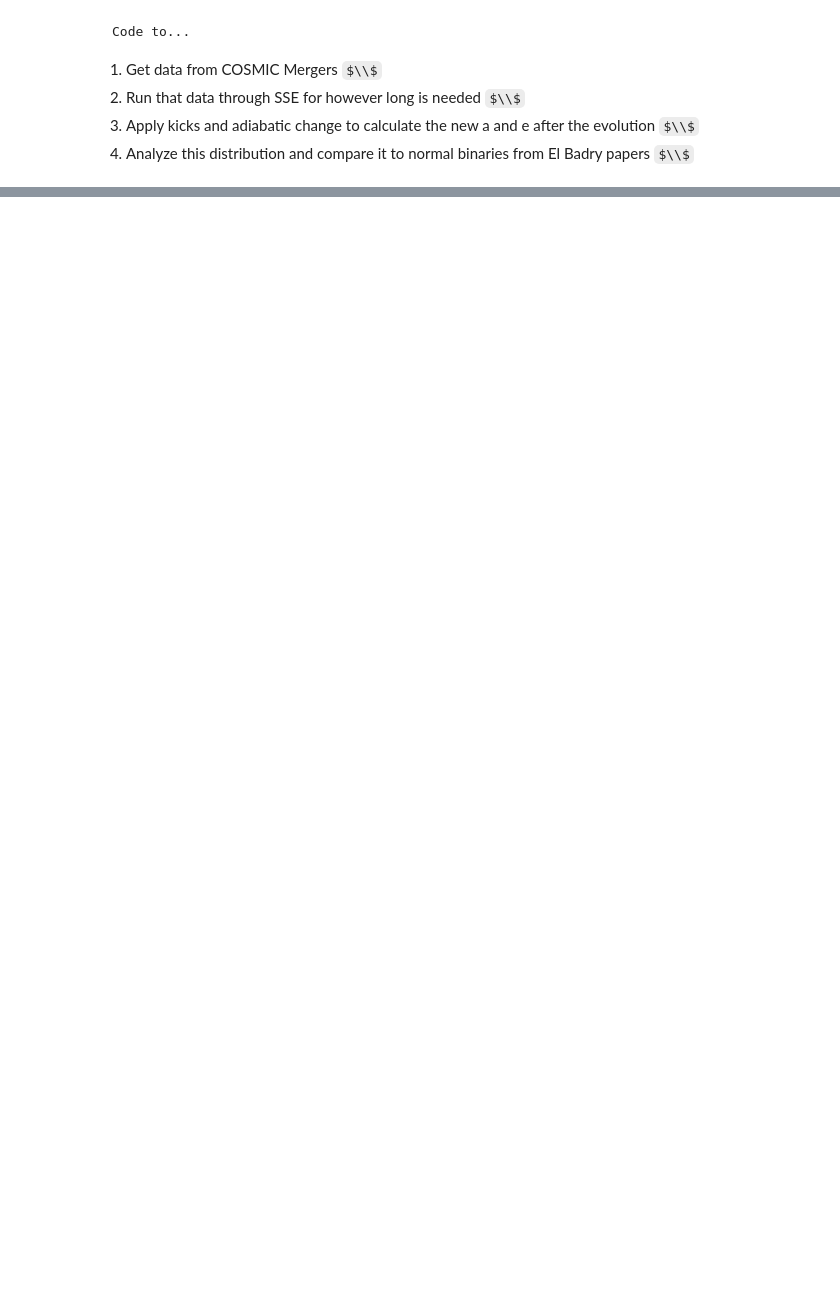
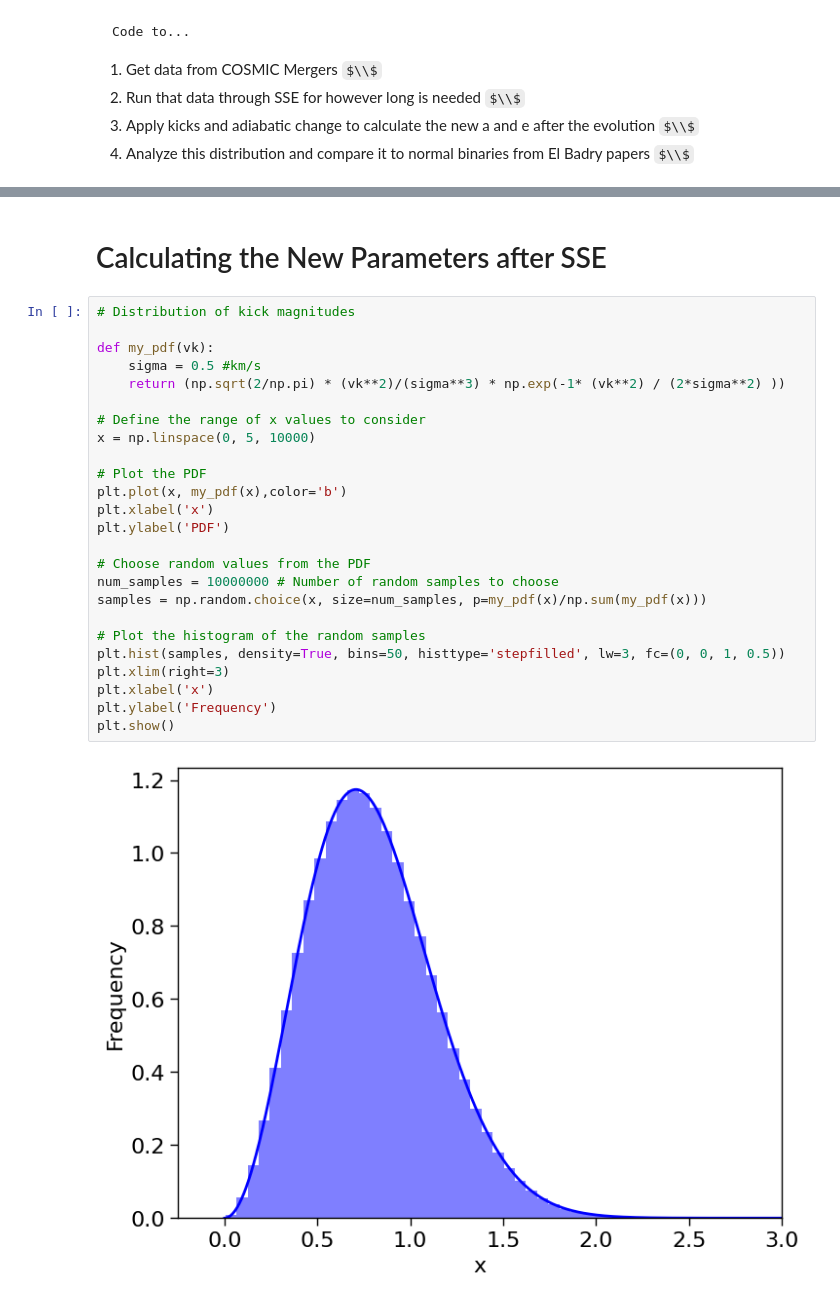
Before and after one commit to cheyanneshariat/OSPE_Scripts, a Jupyter notebook: SSE_Mergers.ipynb, the cells around one changed output, grey strips where cells are left out. Saved outputs shown, nothing was run; the diff lists cells and outputs as text; some formulas as TeX source; blank space fills up the shorter version.

```diff
--- a/SSE_Mergers.ipynb
+++ b/SSE_Mergers.ipynb
@@ -21,0 +407,29 @@ warnings.simplefilter(action='ignore', category=FutureWarning)
+# %% [markdown]
+# Calculating the New Parameters after SSE
+# %%
+# Distribution of kick magnitudes
+
+def my_pdf(vk):
+    sigma = 0.5 #km/s
+    return (np.sqrt(2/np.pi) * (vk**2)/(sigma**3) * np.exp(-1* (vk**2) / (2*sigma**2) ))
+
+# Define the range of x values to consider
+x = np.linspace(0, 5, 10000)
+
+# Plot the PDF
+plt.plot(x, my_pdf(x),color='b')
+plt.xlabel('x')
+plt.ylabel('PDF')
+
+# Choose random values from the PDF
+num_samples = 10000000 # Number of random samples to choose
+samples = np.random.choice(x, size=num_samples, p=my_pdf(x)/np.sum(my_pdf(x)))
+
+# Plot the histogram of the random samples
+plt.hist(samples, density=True, bins=50, histtype='stepfilled', lw=3, fc=(0, 0, 1, 0.5))
+plt.xlim(right=3)
+plt.xlabel('x')
+plt.ylabel('Frequency')
+plt.show()
+# %% [output]
+[figure, added]
```
Also changed, not shown: parts of 10 cells of this notebook, 2 other files.
